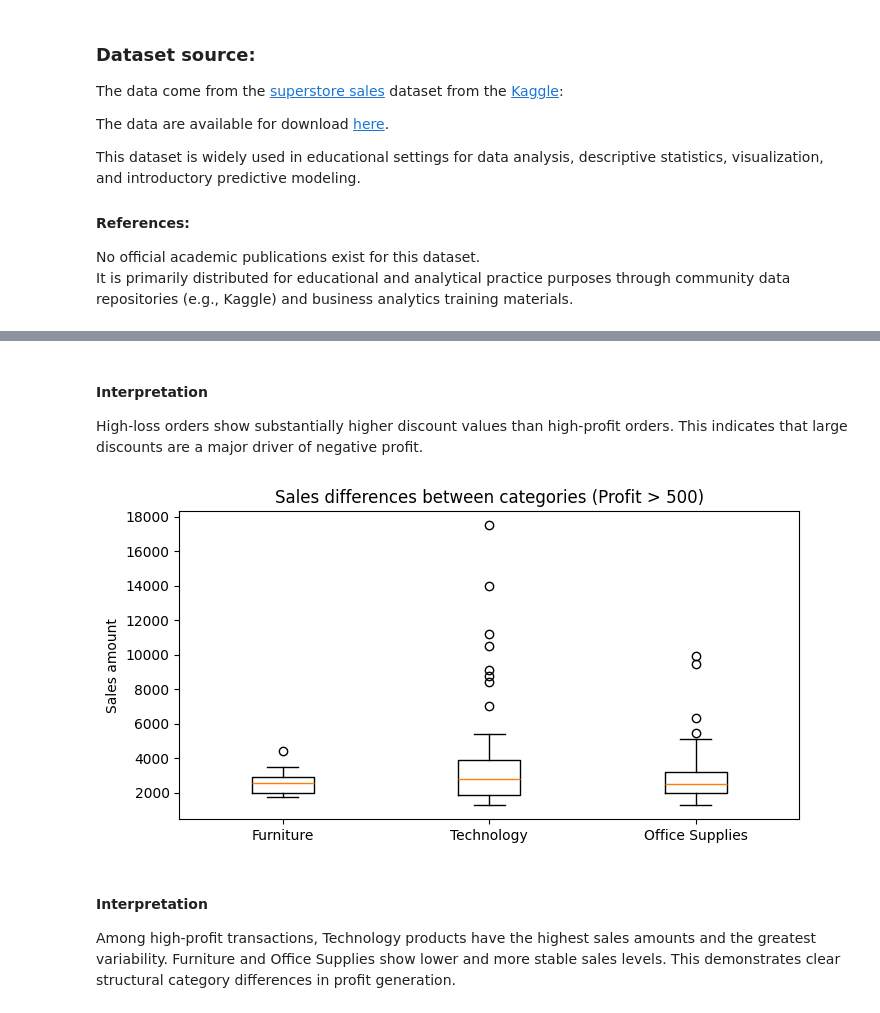
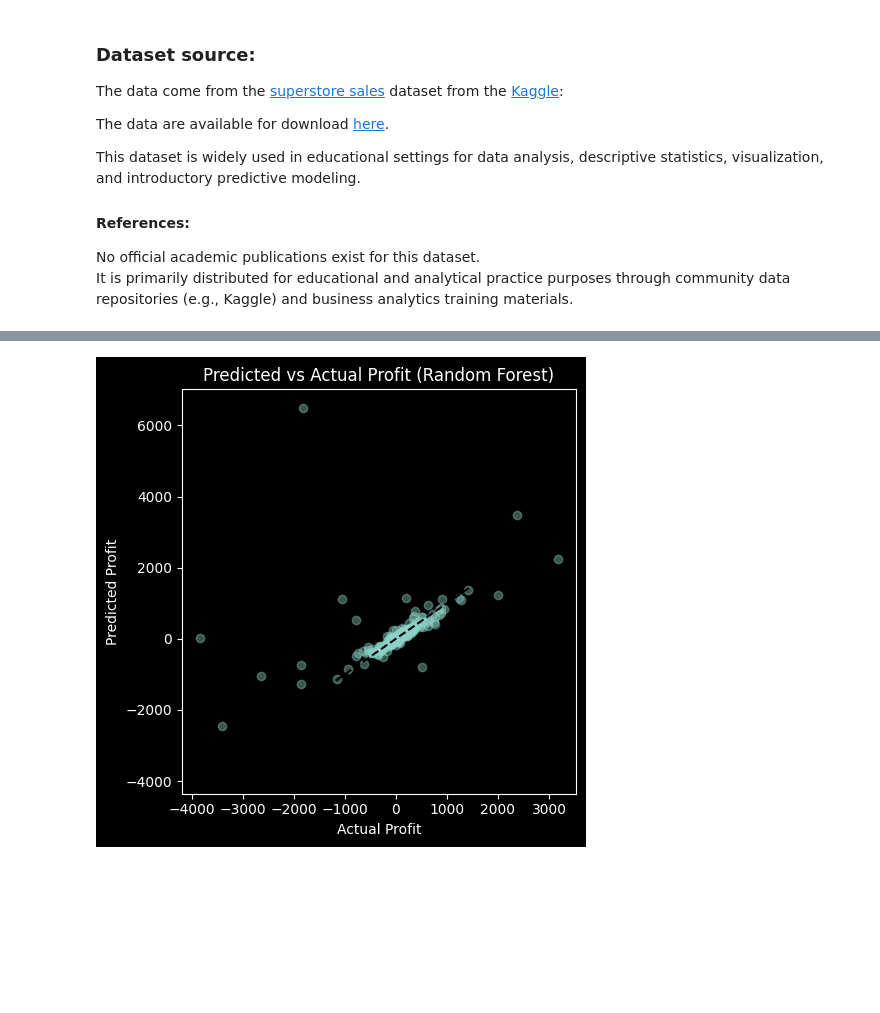
Before and after one commit to qilrkf/DataAnalysisAssignments, a Jupyter notebook: FP-6/main.ipynb, the cells around one changed output, grey strips where cells are left out. Drawn from its saved outputs; the diff is of its cells as text; code cells hidden in the pictures; blank space fills up the shorter version.

```diff
--- a/FP-6/main.ipynb
+++ b/FP-6/main.ipynb
@@ -61,15 +57,4 @@ plot_discount_groups()
-# %% [markdown]
-#### Interpretation
-High-loss orders show substantially higher discount values than high-profit orders.
-This indicates that large discounts are a major driver of negative profit.
-# %%
-plot_category_sales()
-# %% [output]
-[figure, removed]
-# %% [markdown]
-#### Interpretation
-
-Among high-profit transactions, Technology products have the highest sales amounts
-and the greatest variability. Furniture and Office Supplies show lower and more
-stable sales levels. This demonstrates clear structural category differences in
-profit generation.
+# %%
+pred_vs_actual_profit()
+# %% [output]
+[figure, added]
```
Also changed, not shown: parts of 8 cells of this notebook, 1 other file.
